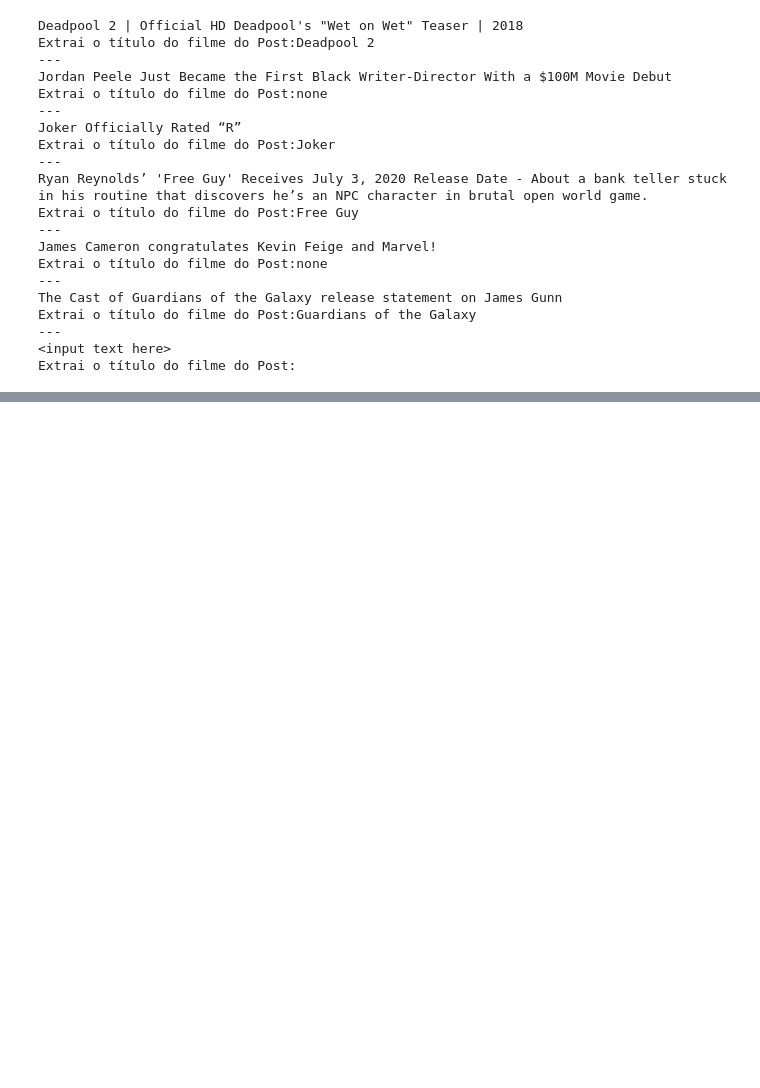
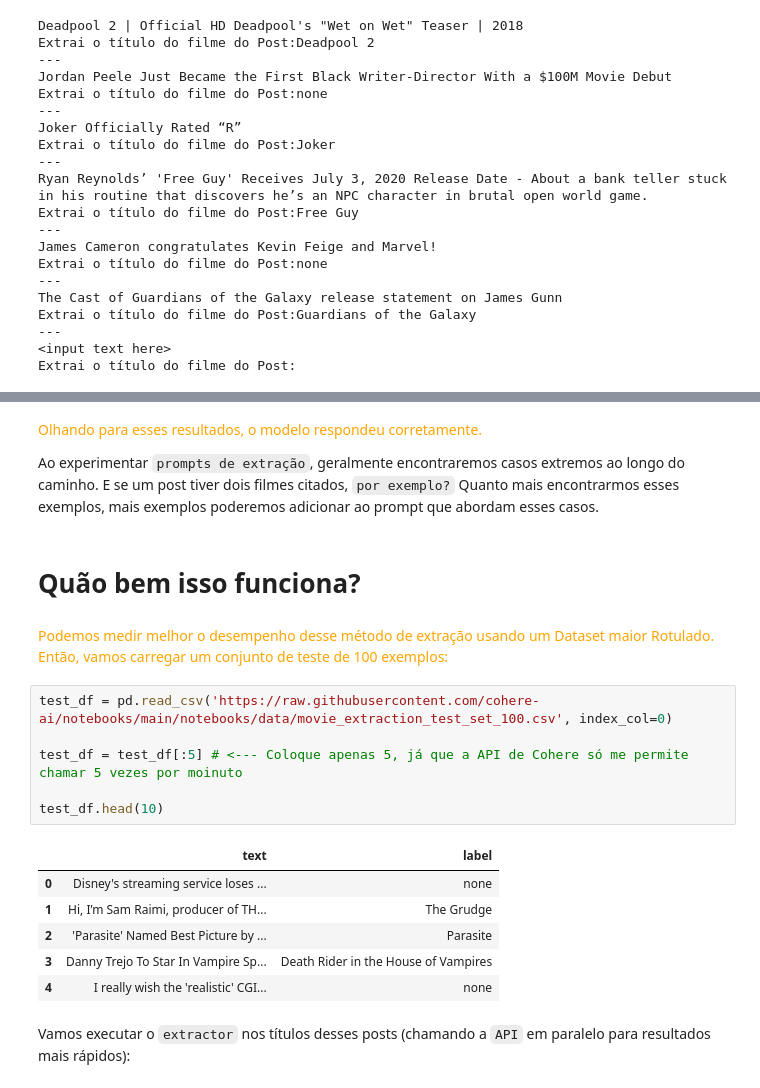
Before and after one commit to EddyGiusepe/Large_Language_Models_LLMs, a Jupyter notebook: Using_a_LLM_for_Entity_Extraction/Using_a_Large_Language_Model_for_Entity_Extraction.ipynb, the cells around one changed output, grey strips where cells are left out. Saved outputs shown, nothing was run; the diff lists cells and outputs as text; blank space fills up the shorter version.

Commit message:
LLM para extrair Entdidades

```diff
--- a/Using_a_LLM_for_Entity_Extraction/Using_a_Large_Language_Model_for_Entity_Extraction.ipynb
+++ b/Using_a_LLM_for_Entity_Extraction/Using_a_Large_Language_Model_for_Entity_Extraction.ipynb
@@ -272,0 +376,23 @@ Extrai o título do filme do Post:
+# %% [markdown]
+<font color="orange">Olhando para esses resultados, o modelo respondeu corretamente.
+
+Ao experimentar `prompts de extração`, geralmente encontraremos casos extremos ao longo do caminho. E se um post tiver dois filmes citados, `por exemplo?` Quanto mais encontrarmos esses exemplos, mais exemplos poderemos adicionar ao prompt que abordam esses casos.</font>
+# %% [markdown]
+# Quão bem isso funciona?
+# %% [markdown]
+<font color="orange">Podemos medir melhor o desempenho desse método de extração usando um Dataset maior Rotulado. Então, vamos carregar um conjunto de teste de 100 exemplos:</font>
+# %%
+test_df = pd.read_csv('https://raw.githubusercontent.com/cohere-ai/notebooks/main/notebooks/data/movie_extraction_test_set_100.csv', index_col=0)
+
+test_df = test_df[:5] # <--- Coloque apenas 5, já que a API de Cohere só me permite chamar 5 vezes por moinuto
+
+test_df.head(10)
+# %% [output]
+|  | text | label |
+| 0 | Disney's streaming service loses ... | none |
+| 1 | Hi, I’m Sam Raimi, producer of TH... | The Grudge |
+| 2 | 'Parasite' Named Best Picture by ... | Parasite |
+| 3 | Danny Trejo To Star In Vampire Sp... | Death Rider in the House of Vampires |
+| 4 | I really wish the 'realistic' CGI... | none |
+# %% [markdown]
+Vamos executar o `extractor` nos títulos desses posts (chamando a `API` em paralelo para resultados mais rápidos):
```
Also changed, not shown: parts of 28 cells of this notebook.
